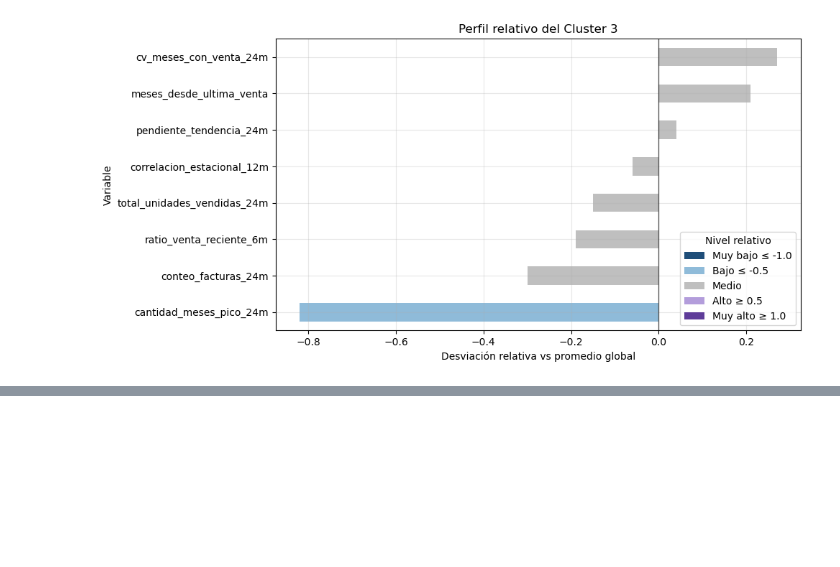
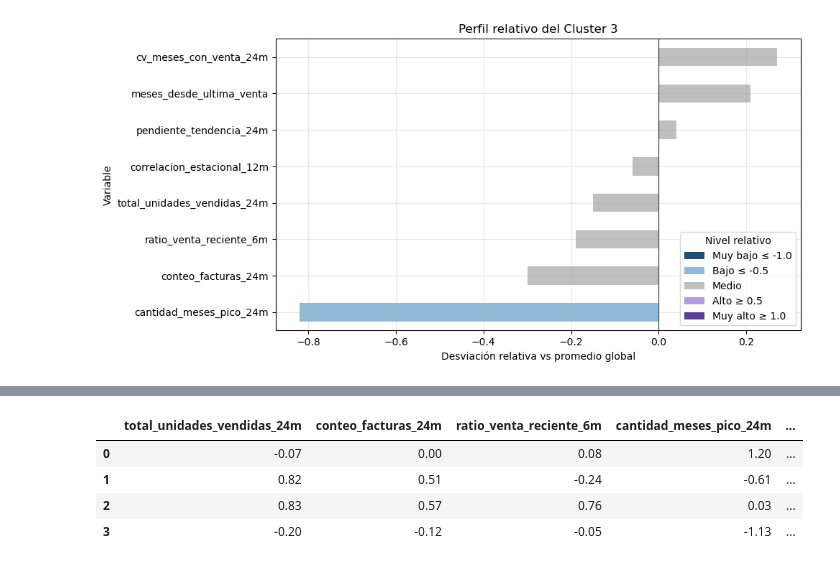
Before and after one commit to choppeb7/Tesis-Master-AI, a Jupyter notebook: 4_cluterizacion_articulos.ipynb, the cells around one changed output, grey strips where cells are left out. Cells and saved outputs as stored; diff of their text form; code cells hidden in the pictures; blank space fills up the shorter version.

```diff
--- a/4_cluterizacion_articulos.ipynb
+++ b/4_cluterizacion_articulos.ipynb
@@ -1413,0 +1444,16 @@ for cluster in perfil_relativo_clusters.index:
+# %%
+# ============================================================
+# 10. Centroides del modelo K-Means
+# ============================================================
+# Los centroides muestran el centro de cada cluster en el espacio escalado.
+# ============================================================
+
+centroides=pd.DataFrame(modelo_kmeans_final.cluster_centers_, columns=X_scaled.columns).round(2)
+
+centroides
+# %% [output]
+|  | total_unidades_vendidas_24m | conteo_facturas_24m | ratio_venta_reciente_6m | cantidad_meses_pico_24m | ... |
+| 0 | -0.07 | 0.00 | 0.08 | 1.20 | ... |
+| 1 | 0.82 | 0.51 | -0.24 | -0.61 | ... |
+| 2 | 0.83 | 0.57 | 0.76 | 0.03 | ... |
+| 3 | -0.20 | -0.12 | -0.05 | -1.13 | ... |
```
Also changed, not shown: parts of 8 cells of this notebook, 1 other file.
